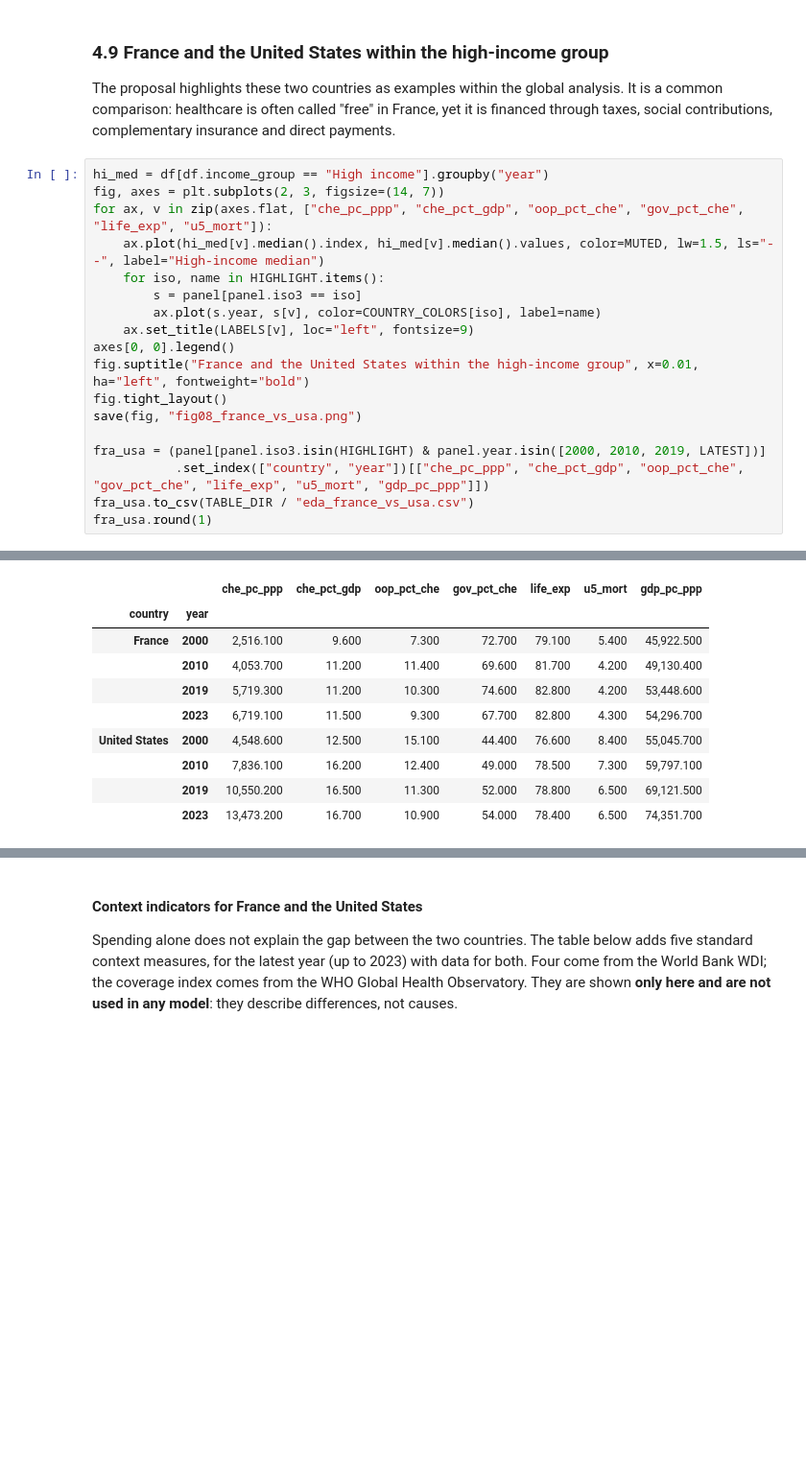
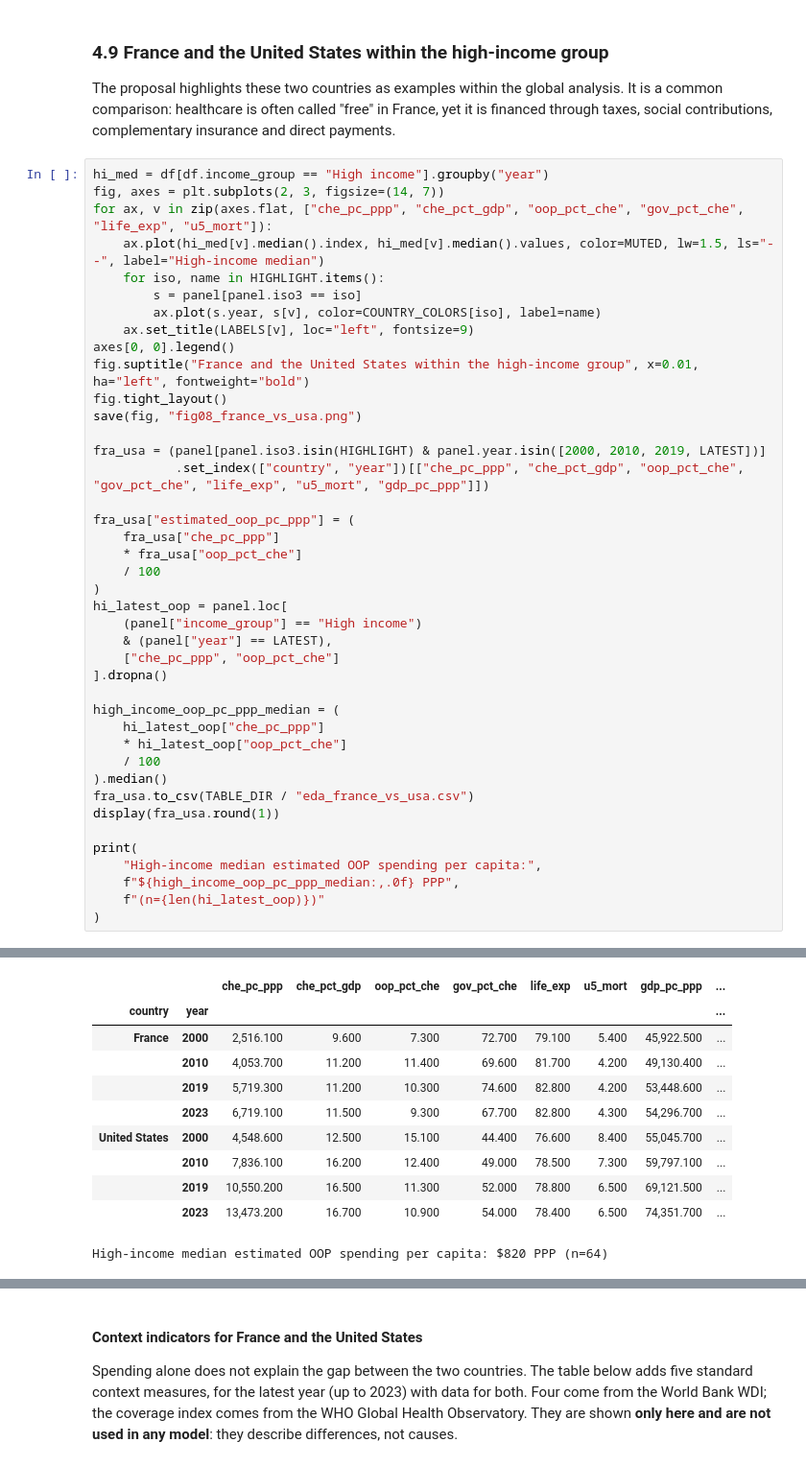
Before and after one commit to Manojkumal/Healthcare_Project, a Jupyter notebook: Healthcare_Spending_Life_Expectancy.ipynb, the cells around one changed output, grey strips where cells are left out. Shown at 96% size. Cells and saved outputs as stored; diff of their text form; blank space fills up the shorter version.

Commit message:
Add estimated out-of-pocket spending comparison

```diff
--- a/Healthcare_Spending_Life_Expectancy.ipynb
+++ b/Healthcare_Spending_Life_Expectancy.ipynb
@@ -772,32 +772,56 @@ The proposal highlights these two countries as examples within the global analys
 # %%
 hi_med = df[df.income_group == "High income"].groupby("year")
 fig, axes = plt.subplots(2, 3, figsize=(14, 7))
 for ax, v in zip(axes.flat, ["che_pc_ppp", "che_pct_gdp", "oop_pct_che", "gov_pct_che", "life_exp", "u5_mort"]):
     ax.plot(hi_med[v].median().index, hi_med[v].median().values, color=MUTED, lw=1.5, ls="--", label="High-income median")
     for iso, name in HIGHLIGHT.items():
         s = panel[panel.iso3 == iso]
         ax.plot(s.year, s[v], color=COUNTRY_COLORS[iso], label=name)
     ax.set_title(LABELS[v], loc="left", fontsize=9)
 axes[0, 0].legend()
 fig.suptitle("France and the United States within the high-income group", x=0.01, ha="left", fontweight="bold")
 fig.tight_layout()
 save(fig, "fig08_france_vs_usa.png")
 
 fra_usa = (panel[panel.iso3.isin(HIGHLIGHT) & panel.year.isin([2000, 2010, 2019, LATEST])]
            .set_index(["country", "year"])[["che_pc_ppp", "che_pct_gdp", "oop_pct_che", "gov_pct_che", "life_exp", "u5_mort", "gdp_pc_ppp"]])
+
+fra_usa["estimated_oop_pc_ppp"] = (
+    fra_usa["che_pc_ppp"]
+    * fra_usa["oop_pct_che"]
+    / 100
+)
+hi_latest_oop = panel.loc[
+    (panel["income_group"] == "High income")
+    & (panel["year"] == LATEST),
+    ["che_pc_ppp", "oop_pct_che"]
+].dropna()
+
+high_income_oop_pc_ppp_median = (
+    hi_latest_oop["che_pc_ppp"]
+    * hi_latest_oop["oop_pct_che"]
+    / 100
+).median()
 fra_usa.to_csv(TABLE_DIR / "eda_france_vs_usa.csv")
-fra_usa.round(1)
+display(fra_usa.round(1))
+
+print(
+    "High-income median estimated OOP spending per capita:",
+    f"${high_income_oop_pc_ppp_median:,.0f} PPP",
+    f"(n={len(hi_latest_oop)})"
+)
 # %% [output]
 [figure]
-|  |  | che_pc_ppp | che_pct_gdp | oop_pct_che | gov_pct_che | life_exp | u5_mort | gdp_pc_ppp |
-| country | year |  |  |  |  |  |  |  |
-| France | 2000 | 2,516.100 | 9.600 | 7.300 | 72.700 | 79.100 | 5.400 | 45,922.500 |
-|  | 2010 | 4,053.700 | 11.200 | 11.400 | 69.600 | 81.700 | 4.200 | 49,130.400 |
-|  | 2019 | 5,719.300 | 11.200 | 10.300 | 74.600 | 82.800 | 4.200 | 53,448.600 |
-|  | 2023 | 6,719.100 | 11.500 | 9.300 | 67.700 | 82.800 | 4.300 | 54,296.700 |
-| United States | 2000 | 4,548.600 | 12.500 | 15.100 | 44.400 | 76.600 | 8.400 | 55,045.700 |
-|  | 2010 | 7,836.100 | 16.200 | 12.400 | 49.000 | 78.500 | 7.300 | 59,797.100 |
-|  | 2019 | 10,550.200 | 16.500 | 11.300 | 52.000 | 78.800 | 6.500 | 69,121.500 |
-|  | 2023 | 13,473.200 | 16.700 | 10.900 | 54.000 | 78.400 | 6.500 | 74,351.700 |
+|  |  | che_pc_ppp | che_pct_gdp | oop_pct_che | gov_pct_che | life_exp | u5_mort | gdp_pc_ppp | ... |
+| country | year |  |  |  |  |  |  |  | ... |
+| France | 2000 | 2,516.100 | 9.600 | 7.300 | 72.700 | 79.100 | 5.400 | 45,922.500 | ... |
+|  | 2010 | 4,053.700 | 11.200 | 11.400 | 69.600 | 81.700 | 4.200 | 49,130.400 | ... |
+|  | 2019 | 5,719.300 | 11.200 | 10.300 | 74.600 | 82.800 | 4.200 | 53,448.600 | ... |
+|  | 2023 | 6,719.100 | 11.500 | 9.300 | 67.700 | 82.800 | 4.300 | 54,296.700 | ... |
+| United States | 2000 | 4,548.600 | 12.500 | 15.100 | 44.400 | 76.600 | 8.400 | 55,045.700 | ... |
+|  | 2010 | 7,836.100 | 16.200 | 12.400 | 49.000 | 78.500 | 7.300 | 59,797.100 | ... |
+|  | 2019 | 10,550.200 | 16.500 | 11.300 | 52.000 | 78.800 | 6.500 | 69,121.500 | ... |
+|  | 2023 | 13,473.200 | 16.700 | 10.900 | 54.000 | 78.400 | 6.500 | 74,351.700 | ... |
+High-income median estimated OOP spending per capita: $820 PPP (n=64)
 # %% [markdown]
 - **The US spends about twice as much per person as France** ($13,473 vs $6,719 in 2023) yet lives 4.4 years less. The gap widened from 2.5 years in 2000.
```
Also changed, not shown: parts of 1 cell of this notebook, 2 other files.
